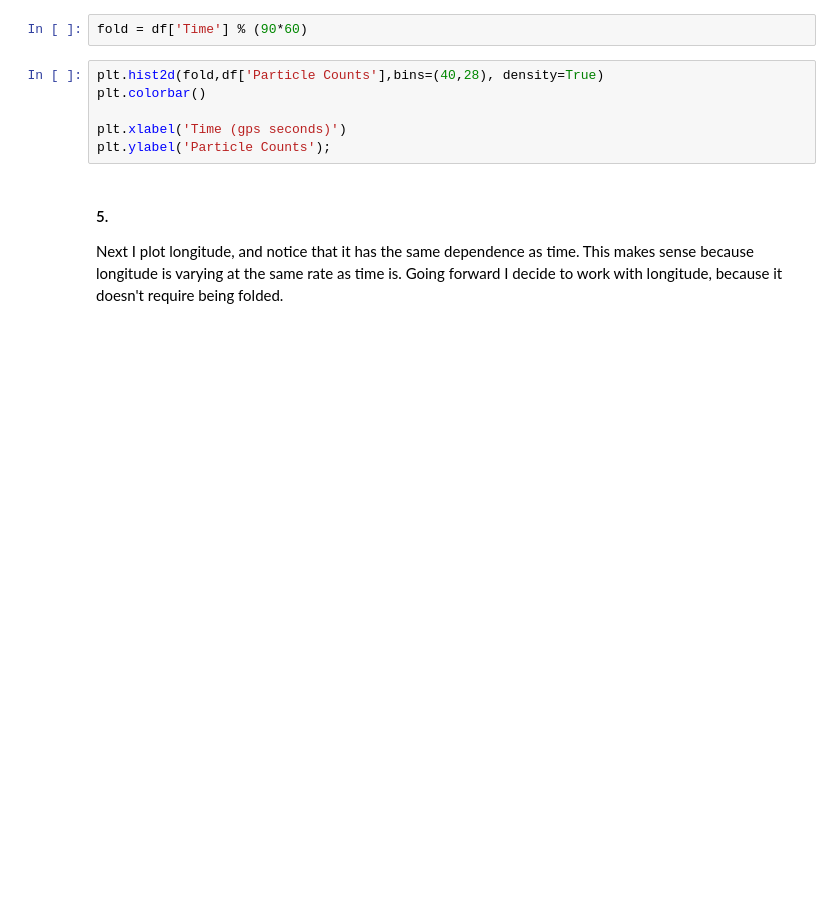
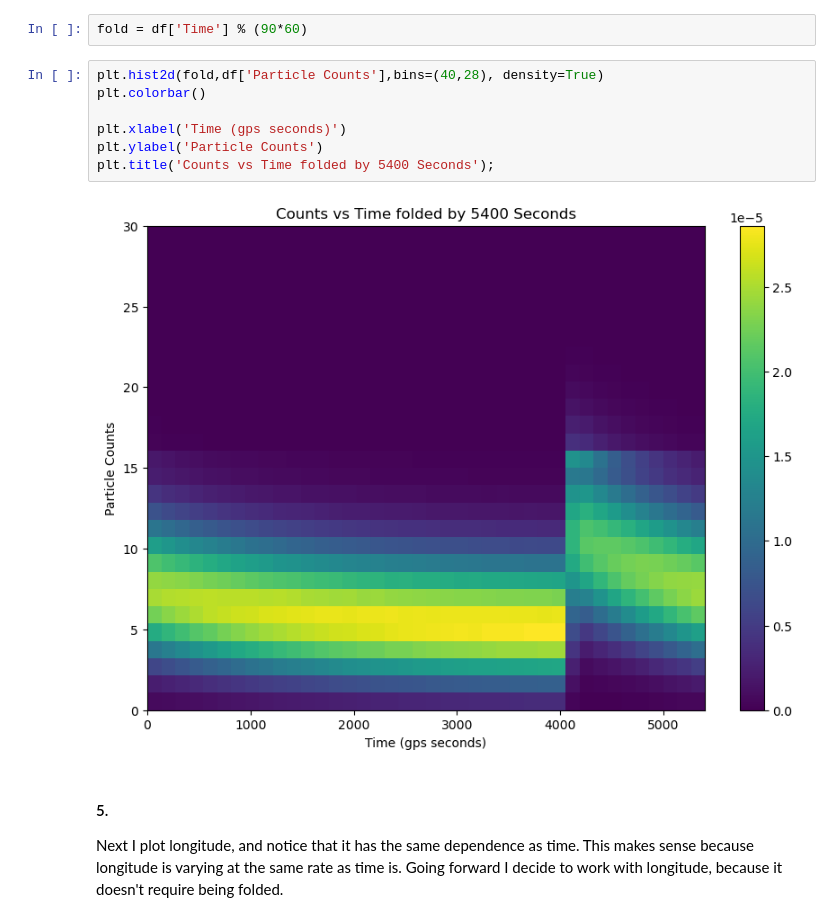
Before and after one commit to afspicciati/Phys-434, a Jupyter notebook: Lab4.ipynb, the cells around one changed output. Saved outputs shown, nothing was run; the diff lists cells and outputs as text; blank space fills up the shorter version.

```diff
--- a/Lab4.ipynb
+++ b/Lab4.ipynb
@@ -102,9 +103,12 @@ fold = df['Time'] % (90*60)
 # %%
 plt.hist2d(fold,df['Particle Counts'],bins=(40,28), density=True)
 plt.colorbar()
 
 plt.xlabel('Time (gps seconds)')
-plt.ylabel('Particle Counts');
+plt.ylabel('Particle Counts')
+plt.title('Counts vs Time folded by 5400 Seconds');
+# %% [output]
+[figure, added]
 # %% [markdown]
 #### 5.
 Next I plot longitude, and notice that it has the same dependence as time. This makes sense because longitude is varying at the same rate as time is. Going forward I decide to work with longitude, because it doesn't require being folded.
```
Also changed, not shown: parts of 65 cells of this notebook, 2 other files.
